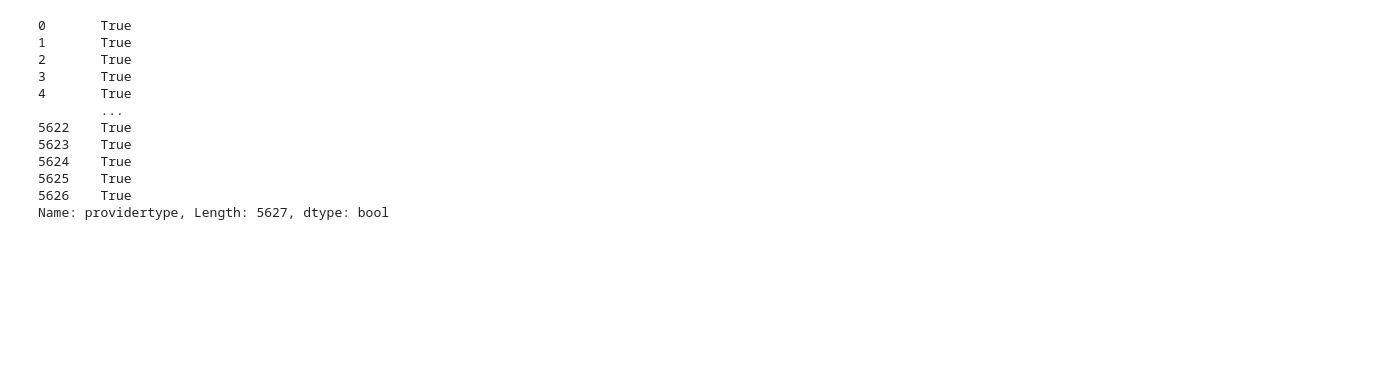
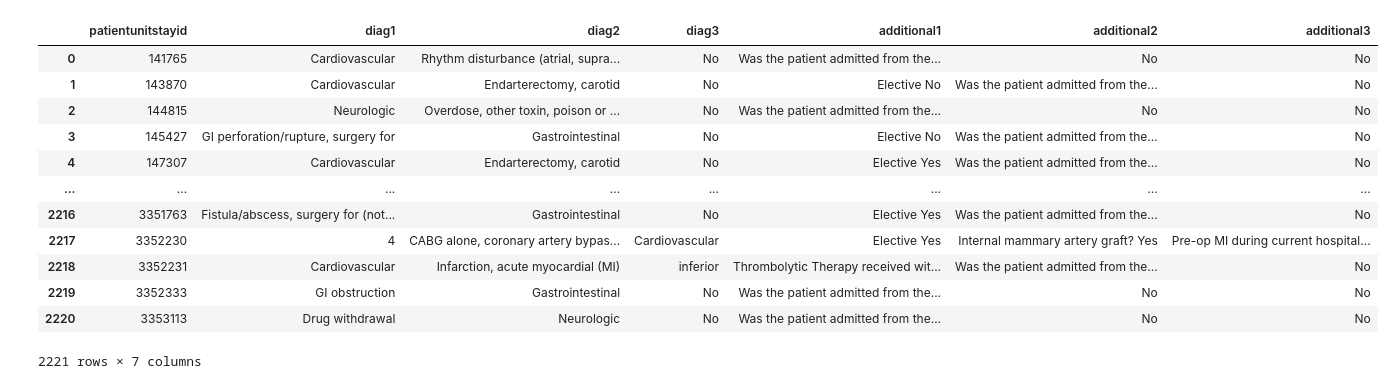
Before and after one commit to ThePylots/Reto1_Prediccion_Estancia_UCI, a Jupyter notebook: src/data_cleaning.ipynb, the cells around one changed output. Saved outputs shown, nothing was run; the diff lists cells and outputs as text; code cells hidden in the pictures; blank space fills up the shorter version.

```diff
--- a/src/data_cleaning.ipynb
+++ b/src/data_cleaning.ipynb
@@ -149,15 +64,53 @@ dfs = read_csvs()
-# %%
-dfs['carePlanCareProvider']['providertype'].isna()
-# %% [output]
-0       True
-1       True
-2       True
-3       True
-4       True
-        ...
-5622    True
-5623    True
-5624    True
-5625    True
-5626    True
-Name: providertype, Length: 5627, dtype: bool
+# %%
+# Drop columns
+dfs['admissionDx'] = dfs['admissionDx'].drop(columns=[
+    'admitdxenteredoffset', # Preguntar
+    'admitdxtext', # En la gran mayoría de los casos es igual a admitdxname
+], axis=1)
+# %%
+#
+# Nota: Es una mierda porque tiene mucho más sentido con onehot, pero hay un huevo de diagnósticos y como 10~20 notas adicionales
+# TODO: diag1 = 4 ??
+#
+
+# admitdxpath - admitdxname: Cada patientunistayid tiene n filas relacionadas con todos las diagnosis encontradas.
+def parse_admitdx(group):
+    pusID, group_df = group
+    diagnosis = []
+    additionalinfo = []
+
+    for i, row in group_df.iterrows():
+        if row['admitdxname'] in ('No', 'Yes'):
+            path_parts = row['admitdxpath'].split('|')
+            mode = path_parts[-2]
+
+            additionalinfo.append(mode + ' ' + row['admitdxname'])
+        else:
+            diagnosis.append(row['admitdxname'])
+
+    # Rellenar 3 huecos en diagnosis y 2 en additionalinfo
+    diagnosis = (sorted(diagnosis) + ['No' for _ in range(3)])[:3]
+    additionalinfo = (sorted(additionalinfo) + ['No' for _ in range(3)])[:3]
+
+    return [pusID] + diagnosis + additionalinfo
+
+new_df = pd.DataFrame(columns=['patientunitstayid', 'diag1', 'diag2', 'diag3', 'additional1', 'additional2', 'additional3'])
+for i,  group in enumerate(dfs['admissionDx'].groupby('patientunitstayid')):
+    row = parse_admitdx(group)
+    new_df.loc[i] = row
+
+new_df
+# %% [output]
+|  | patientunitstayid | diag1 | diag2 | diag3 | additional1 | additional2 | additional3 |
+| 0 | 141765 | Cardiovascular | Rhythm disturbance (atrial, supra... | No | Was the patient admitted from the... | No | No |
+| 1 | 143870 | Cardiovascular | Endarterectomy, carotid | No | Elective No | Was the patient admitted from the... | No |
+| 2 | 144815 | Neurologic | Overdose, other toxin, poison or ... | No | Was the patient admitted from the... | No | No |
+| 3 | 145427 | GI perforation/rupture, surgery for | Gastrointestinal | No | Elective No | Was the patient admitted from the... | No |
+| 4 | 147307 | Cardiovascular | Endarterectomy, carotid | No | Elective Yes | Was the patient admitted from the... | No |
+| ... | ... | ... | ... | ... | ... | ... | ... |
+| 2216 | 3351763 | Fistula/abscess, surgery for (not... | Gastrointestinal | No | Elective Yes | Was the patient admitted from the... | No |
+| 2217 | 3352230 | 4 | CABG alone, coronary artery bypas... | Cardiovascular | Elective Yes | Internal mammary artery graft? Yes | Pre-op MI during current hospital... |
+| 2218 | 3352231 | Cardiovascular | Infarction, acute myocardial (MI) | inferior | Thrombolytic Therapy received wit... | Was the patient admitted from the... | No |
+| 2219 | 3352333 | GI obstruction | Gastrointestinal | No | Was the patient admitted from the... | No | No |
+| 2220 | 3353113 | Drug withdrawal | Neurologic | No | Was the patient admitted from the... | No | No |
+2221 rows × 7 columns
```
Also changed, not shown: parts of 12 cells of this notebook, 3 other files.
